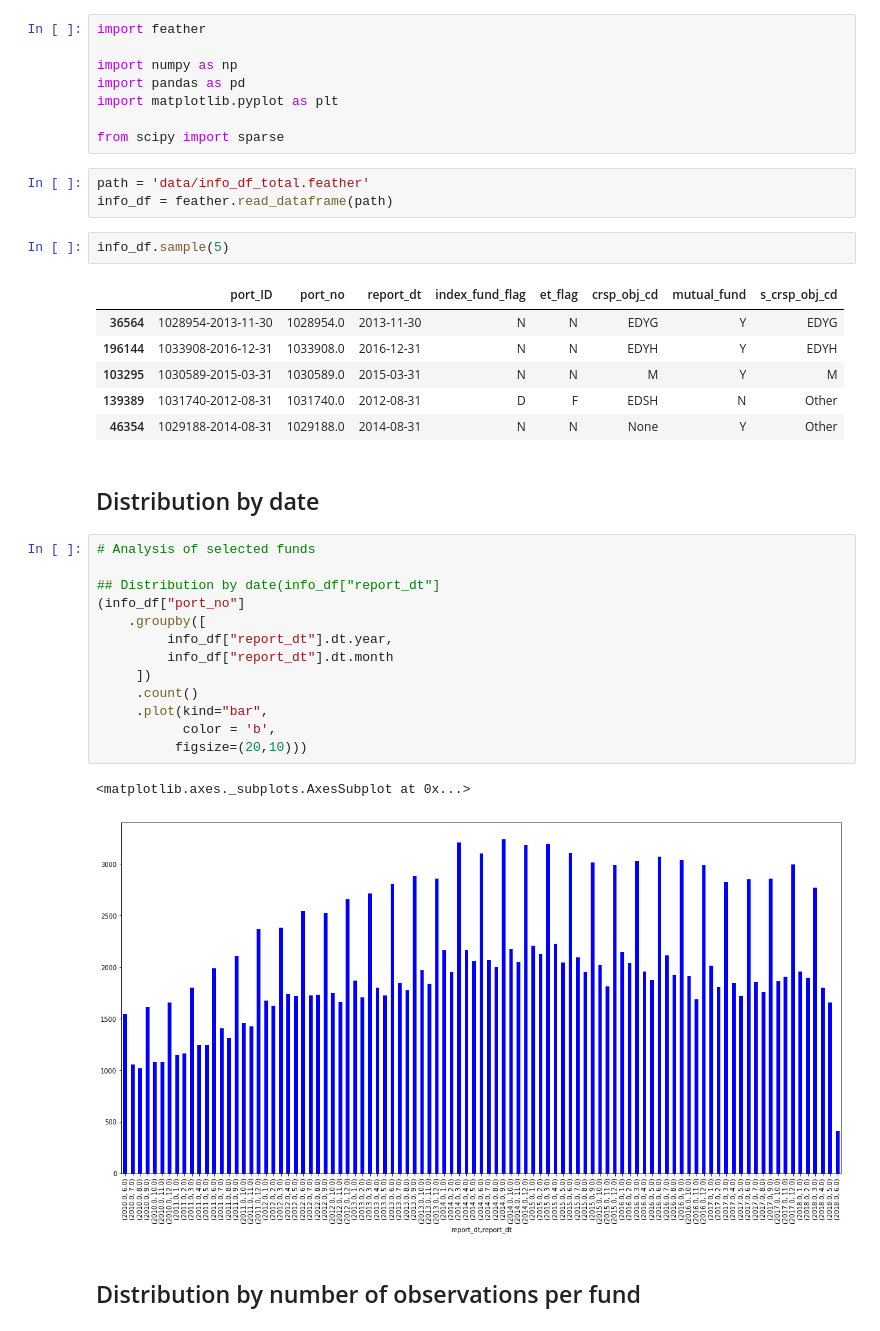
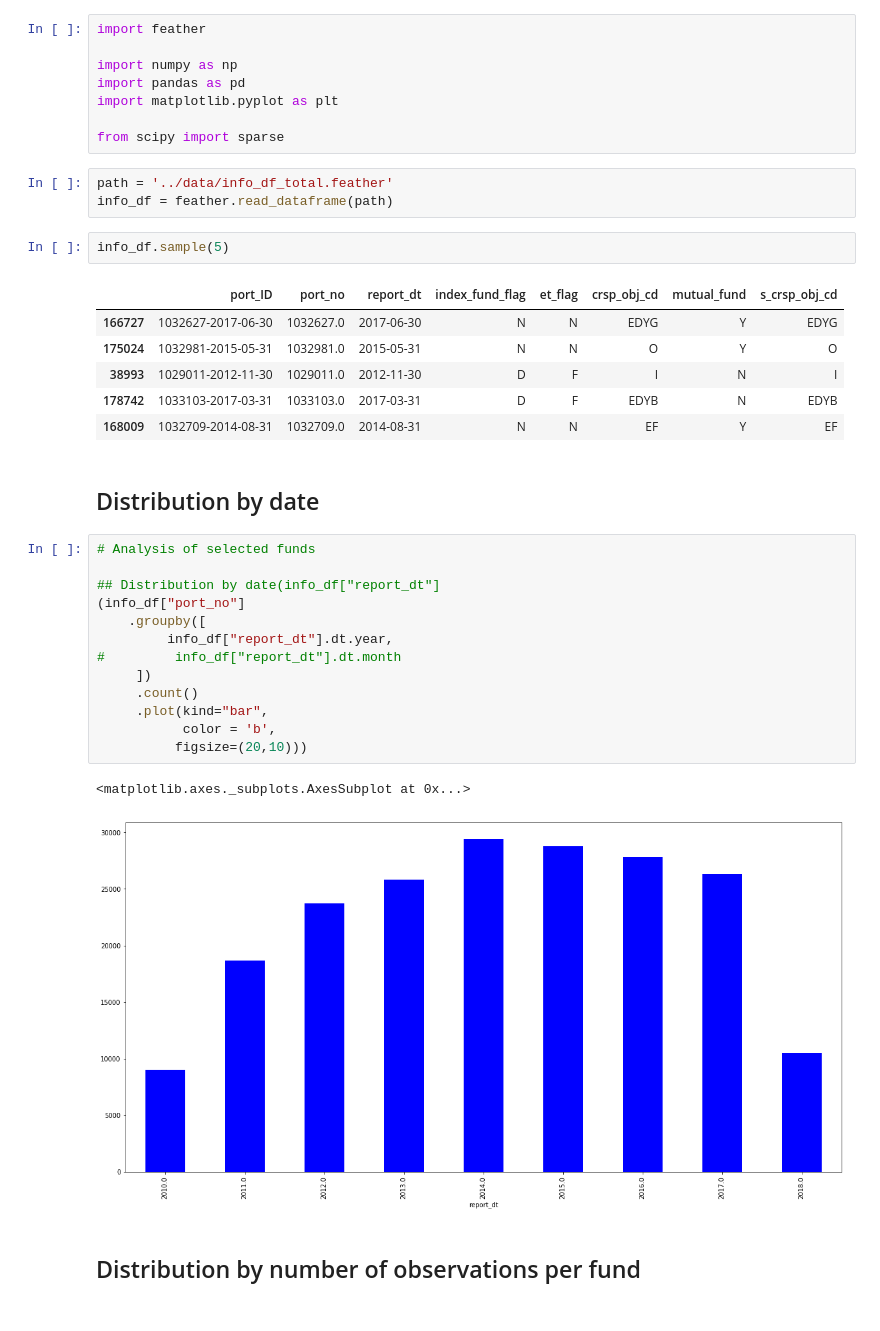
Before and after one commit to Amglex/Mutual-Funds, a Jupyter notebook: jupyter/0401 - Analysis of fund_info.ipynb, the cells around one changed output. Drawn from its saved outputs; the diff is of its cells as text.

```diff
--- a/jupyter/0401 - Analysis of fund_info.ipynb
+++ b/jupyter/0401 - Analysis of fund_info.ipynb
@@ -9,35 +9,35 @@ import matplotlib.pyplot as plt
 
 from scipy import sparse
 # %%
-path = 'data/info_df_total.feather'
+path = '../data/info_df_total.feather'
 info_df = feather.read_dataframe(path)
 # %%
 info_df.sample(5)
 # %% [output]
 |  | port_ID | port_no | report_dt | index_fund_flag | et_flag | crsp_obj_cd | mutual_fund | s_crsp_obj_cd |
-| 36564 | 1028954-2013-11-30 | 1028954.0 | 2013-11-30 | N | N | EDYG | Y | EDYG |
-| 196144 | 1033908-2016-12-31 | 1033908.0 | 2016-12-31 | N | N | EDYH | Y | EDYH |
-| 103295 | 1030589-2015-03-31 | 1030589.0 | 2015-03-31 | N | N | M | Y | M |
-| 139389 | 1031740-2012-08-31 | 1031740.0 | 2012-08-31 | D | F | EDSH | N | Other |
-| 46354 | 1029188-2014-08-31 | 1029188.0 | 2014-08-31 | N | N | None | Y | Other |
+| 166727 | 1032627-2017-06-30 | 1032627.0 | 2017-06-30 | N | N | EDYG | Y | EDYG |
+| 175024 | 1032981-2015-05-31 | 1032981.0 | 2015-05-31 | N | N | O | Y | O |
+| 38993 | 1029011-2012-11-30 | 1029011.0 | 2012-11-30 | D | F | I | N | I |
+| 178742 | 1033103-2017-03-31 | 1033103.0 | 2017-03-31 | D | F | EDYB | N | EDYB |
+| 168009 | 1032709-2014-08-31 | 1032709.0 | 2014-08-31 | N | N | EF | Y | EF |
 # %% [markdown]
 ## Distribution by date
 # %%
 # Analysis of selected funds
 
 ## Distribution by date(info_df["report_dt"]
 (info_df["port_no"]
     .groupby([
          info_df["report_dt"].dt.year,
-         info_df["report_dt"].dt.month
+#         info_df["report_dt"].dt.month
      ])
      .count()
      .plot(kind="bar",
            color = 'b',
           figsize=(20,10)))
 # %% [output]
 <matplotlib.axes._subplots.AxesSubplot at 0x...>
-[figure, old version]
+[figure, new version]
 # %% [markdown]
 ## Distribution by number of observations per fund
 # %%
```
Also changed, not shown: 1 other file.
